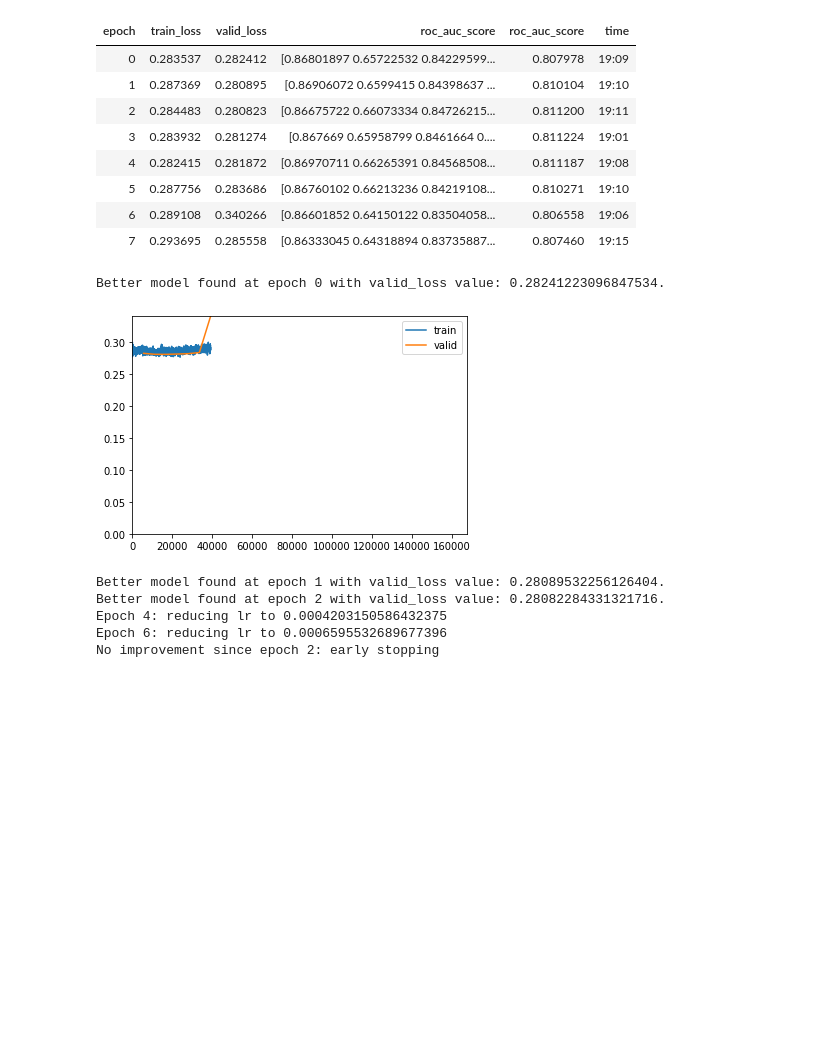
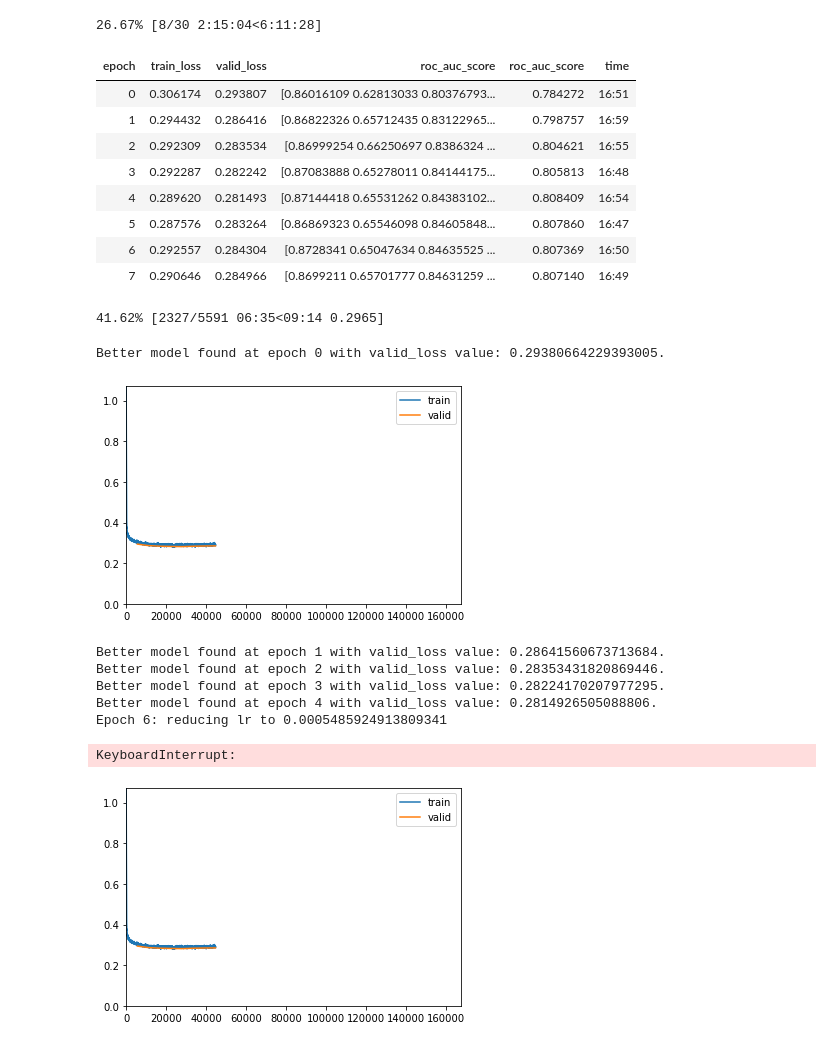
Before and after one commit to pujandave25/chexpert, a Jupyter notebook: models/densenet121_256_32_hlcp_data_mod_w_img_aug.ipynb, the cells around one changed output. Saved outputs shown, nothing was run; the diff lists cells and outputs as text; code cells hidden in the pictures; blank space fills up the shorter version.

Commit message:
Train model

```diff
--- a/models/densenet121_256_32_hlcp_data_mod_w_img_aug.ipynb
+++ b/models/densenet121_256_32_hlcp_data_mod_w_img_aug.ipynb
@@ -84,20 +100,26 @@ lr_min/10: 0.014454397559165954, lr_steep: 0.04786301031708717, base_lr: 0.04786
 # %%
+%%notify
+
 # Freeze the body and update the weights for the last layer
-chexpert_learner_unconditional.learn_model(use_saved=True, train_saved=True, old_learner=chexpert_learner_conditional.model, epochs=0, freeze_epochs=30)
+chexpert_learner_unconditional.learn_model(use_saved=True, train_saved=True, old_learner=chexpert_learner_conditional.learn, epochs=0, freeze_epochs=30)
 # %% [output]
+26.67% [8/30 2:15:04<6:11:28]
 | epoch | train_loss | valid_loss | roc_auc_score | roc_auc_score | time |
-| 0 | 0.283537 | 0.282412 | [0.86801897 0.65722532 0.84229599... | 0.807978 | 19:09 |
-| 1 | 0.287369 | 0.280895 | [0.86906072 0.6599415 0.84398637 ... | 0.810104 | 19:10 |
-| 2 | 0.284483 | 0.280823 | [0.86675722 0.66073334 0.84726215... | 0.811200 | 19:11 |
-| 3 | 0.283932 | 0.281274 | [0.867669 0.65958799 0.8461664 0.... | 0.811224 | 19:01 |
-| 4 | 0.282415 | 0.281872 | [0.86970711 0.66265391 0.84568508... | 0.811187 | 19:08 |
-| 5 | 0.287756 | 0.283686 | [0.86760102 0.66213236 0.84219108... | 0.810271 | 19:10 |
-| 6 | 0.289108 | 0.340266 | [0.86601852 0.64150122 0.83504058... | 0.806558 | 19:06 |
-| 7 | 0.293695 | 0.285558 | [0.86333045 0.64318894 0.83735887... | 0.807460 | 19:15 |
+| 0 | 0.306174 | 0.293807 | [0.86016109 0.62813033 0.80376793... | 0.784272 | 16:51 |
+| 1 | 0.294432 | 0.286416 | [0.86822326 0.65712435 0.83122965... | 0.798757 | 16:59 |
+| 2 | 0.292309 | 0.283534 | [0.86999254 0.66250697 0.8386324 ... | 0.804621 | 16:55 |
+| 3 | 0.292287 | 0.282242 | [0.87083888 0.65278011 0.84144175... | 0.805813 | 16:48 |
+| 4 | 0.289620 | 0.281493 | [0.87144418 0.65531262 0.84383102... | 0.808409 | 16:54 |
+| 5 | 0.287576 | 0.283264 | [0.86869323 0.65546098 0.84605848... | 0.807860 | 16:47 |
+| 6 | 0.292557 | 0.284304 | [0.8728341 0.65047634 0.84635525 ... | 0.807369 | 16:50 |
+| 7 | 0.290646 | 0.284966 | [0.8699211 0.65701777 0.84631259 ... | 0.807140 | 16:49 |
-Better model found at epoch 0 with valid_loss value: 0.28241223096847534.
+41.62% [2327/5591 06:35<09:14 0.2965]
+Better model found at epoch 0 with valid_loss value: 0.29380664229393005.
-[figure, old version]
+[figure, new version]
-Better model found at epoch 1 with valid_loss value: 0.28089532256126404.
-Better model found at epoch 2 with valid_loss value: 0.28082284331321716.
-Epoch 4: reducing lr to 0.0004203150586432375
-Epoch 6: reducing lr to 0.0006595532689677396
-No improvement since epoch 2: early stopping
+Better model found at epoch 1 with valid_loss value: 0.28641560673713684.
+Better model found at epoch 2 with valid_loss value: 0.28353431820869446.
+Better model found at epoch 3 with valid_loss value: 0.28224170207977295.
+Better model found at epoch 4 with valid_loss value: 0.2814926505088806.
+Epoch 6: reducing lr to 0.0005485924913809341
+KeyboardInterrupt:
+[figure, added]
```
Also changed, not shown: parts of 12 cells of this notebook, 6 other files.
